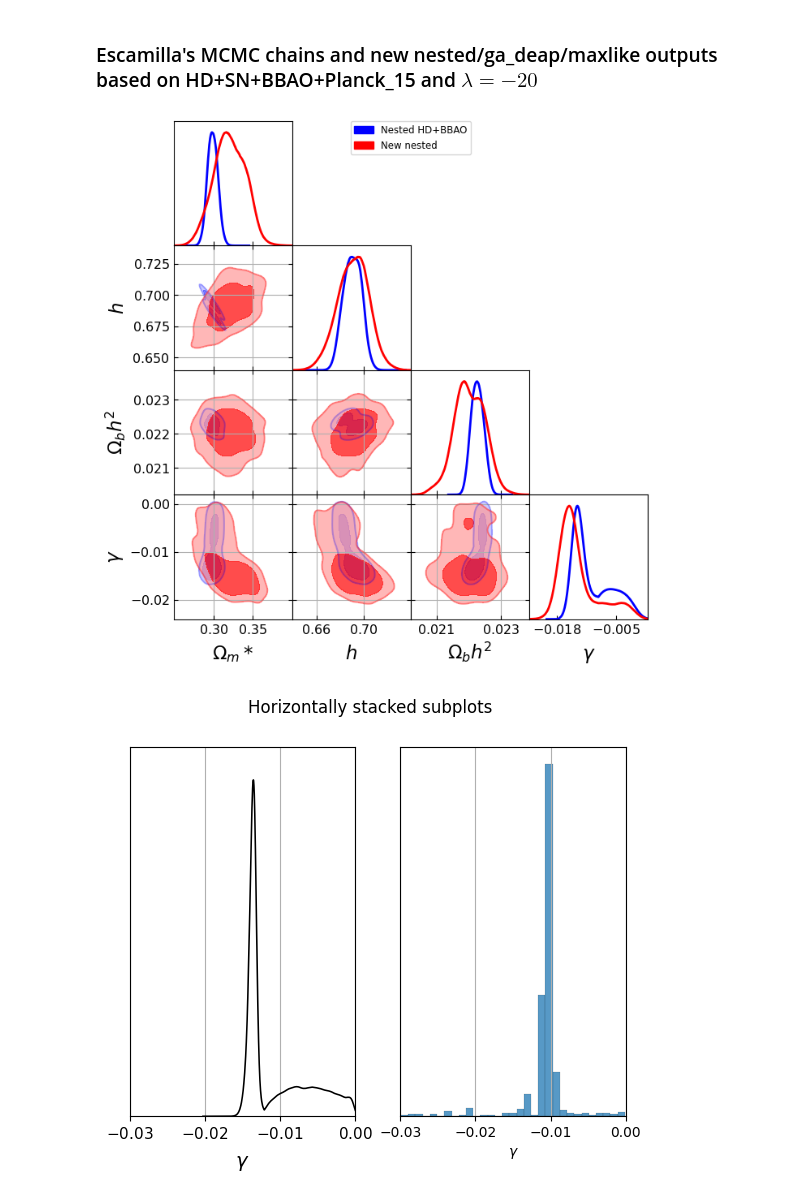
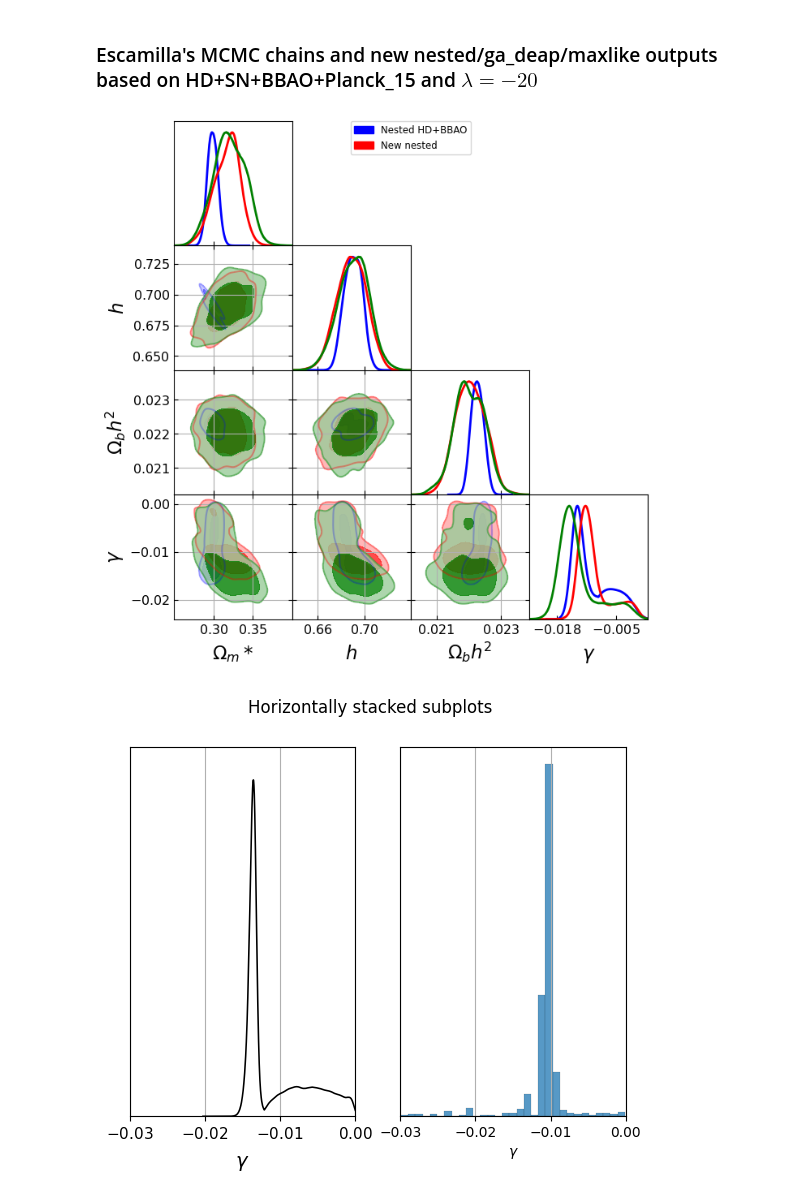
Before and after one commit to igomezv/cosmo_tools, a Jupyter notebook: models/genetic_paper/plots.ipynb, the cells around one changed output. Saved outputs shown, nothing was run; the diff lists cells and outputs as text; code cells hidden in the pictures.

```diff
--- a/models/genetic_paper/plots.ipynb
+++ b/models/genetic_paper/plots.ipynb
@@ -789,7 +789,7 @@ root_le_ga = 'Grad_phy_HD+SN+BBAO+Planck_15_ga_deap'
 
 root_new = 'Grad_phy_HD+BBAO_nested_multi'
 
-roots_le = [root_le, root_new]
+roots_le = [root_le, root_graduatedBAOHDSN_nested, root_new]
 
 
 g= plots.getSubplotPlotter(chain_dir = dir_name_le,width_inch=7,
@@ -802,34 +802,34 @@ g.settings.alpha_filled_add =0.9
 g.settings.scatter_size = 9
 g.settings.lw_contour=3
 g.settings.colormap_scatter= 'hsv'
 g.triangle_plot(roots_le,
                  ['Om','h', 'Obh2', 'ggama'],
                 contour_args=[{'lw':3, 'color':'blue', 'ls':'-'},
                               {'lw':2, 'color':'red', 'ls':'-'},
                               {'lw':2, 'color':'green', 'ls':'-'},
                               {'lw':2, 'color':'gray', 'ls':'-'}], filled=True,
                 alphas=[0.5, 0.7, 0.8, 0.9], legend_labels= ['Nested HD+BBAO', 'New nested'],
                 line_args=[{'lw':2, 'color':'blue'}, {'lw':2, 'color':'red', 'ls':'-'},
                 {'lw':2, 'color':'green'}, {'lw':2, 'color':'gray'}], contour_colors=['blue','red', 'green', 'gray'])
                 #,plot_3d_with_param='alpha')
 
 
 g.subplots[1,0].grid(True)
 g.subplots[2,0].grid(True)
 g.subplots[3,0].grid(True)
 g.subplots[2,1].grid(True)
 g.subplots[3,1].grid(True)
 g.subplots[3,2].grid(True)
 
 # g.subplots[1,0].set_ylim(-0.5, 1.5)
 # #
 # g.subplots[1,1].set_xlim(-0.05, 1.8)
 
 # g.subplots[0,0].set_title('Phantom', fontsize=20)
 # g.export('Phantom2.pdf')
 # plt.title('Graduated with HD+SN+BAO+Planck', )
 # %% [output]
-[figure, old version]
+[figure, new version]
 # %%
 data_le1 = np.loadtxt(dir_name_le+"Grad_nega_20_phy_Planck_15+BBAO+SN+HD_1.txt")
 data_le2 = np.loadtxt(dir_name_le+"Grad_phy_HD+SN+BBAO+Planck_15_ga_deap_1.txt", delimiter=' ')
```
